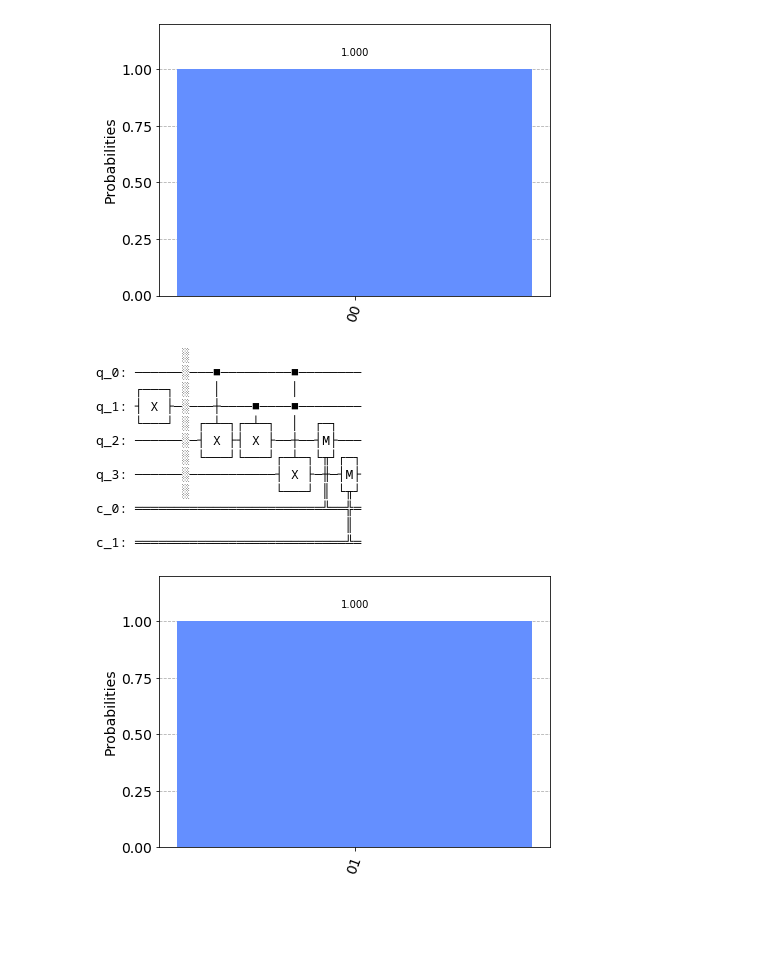
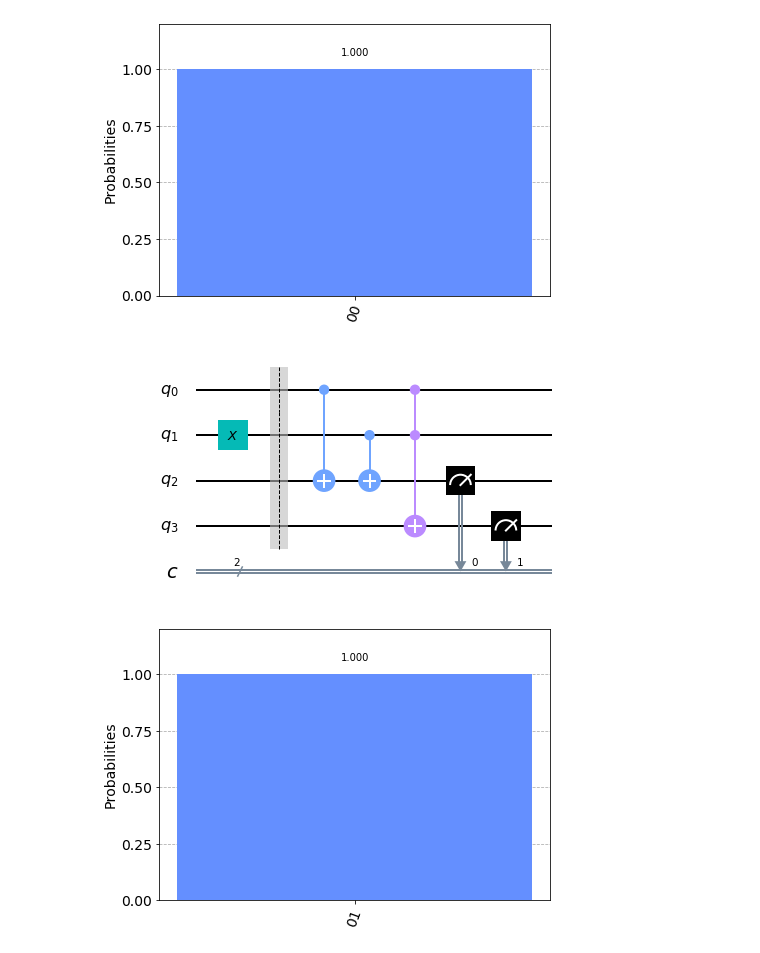
Before and after one commit to kkombo2829/-Quantum-Half-Adder, a Jupyter notebook: Qhf.ipynb, the cells around one changed output. Cells and saved outputs as stored; diff of their text form; code cells hidden in the pictures; blank space fills up the shorter version.

```diff
--- a/Qhf.ipynb
+++ b/Qhf.ipynb
@@ -25,30 +25,19 @@ plot_histogram(result)
 # %%
 ## second 0 + 1 = 01
 qc = QuantumCircuit(4,2)
 qc.x(1)# set the second qubit = 1
 qc.barrier()
 qc.cx(0,2)
 qc.cx(1,2)
 #using ccx to write the and input to qubit 2
 qc.ccx(0,1,3)
 
 # measure the output:
 qc.measure(2,0)
 qc.measure(3,1)
-qc.draw()
+qc.draw('mpl')
 # %% [output]
-           ░
-q_0: ──────░───■─────────■────────
-     ┌───┐ ░   │         │
-q_1: ┤ X ├─░───┼────■────■────────
-     └───┘ ░ ┌─┴─┐┌─┴─┐  │  ┌─┐
-q_2: ──────░─┤ X ├┤ X ├──┼──┤M├───
-           ░ └───┘└───┘┌─┴─┐└╥┘┌─┐
-q_3: ──────░───────────┤ X ├─╫─┤M├
-           ░           └───┘ ║ └╥┘
-c_0: ════════════════════════╩══╬═
-                                ║
-c_1: ═══════════════════════════╩═
+[figure, added]
 # %%
 s= Aer.get_backend(name = 'qasm_simulator')
 job = execute(qc,s)
```
Also changed, not shown: parts of 2 cells of this notebook.
